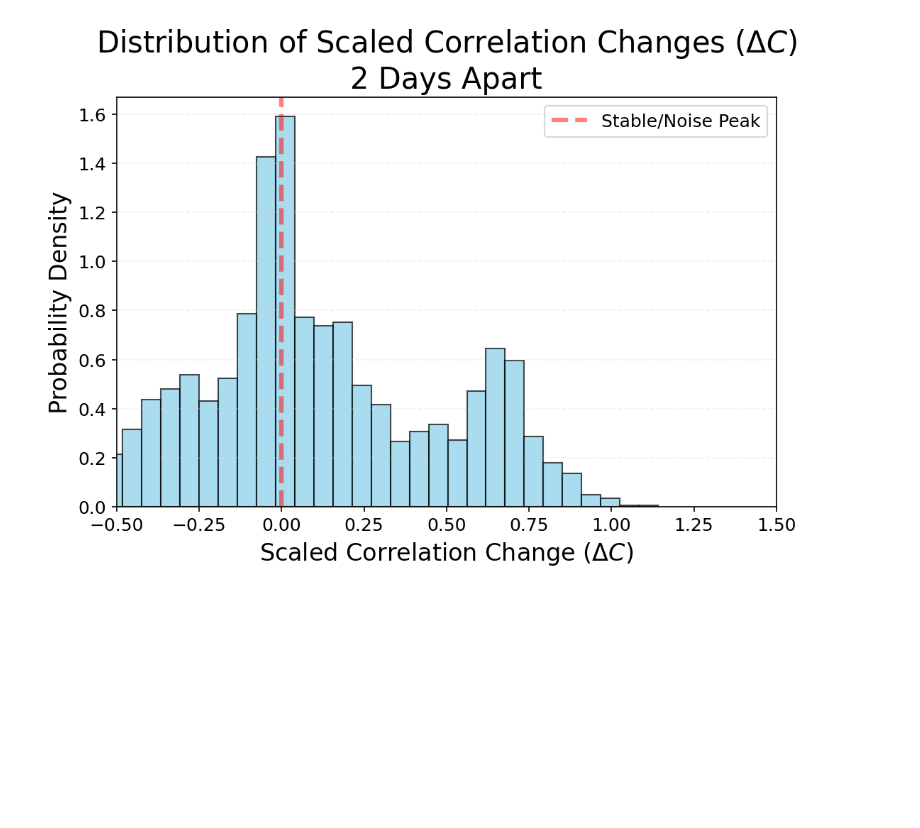
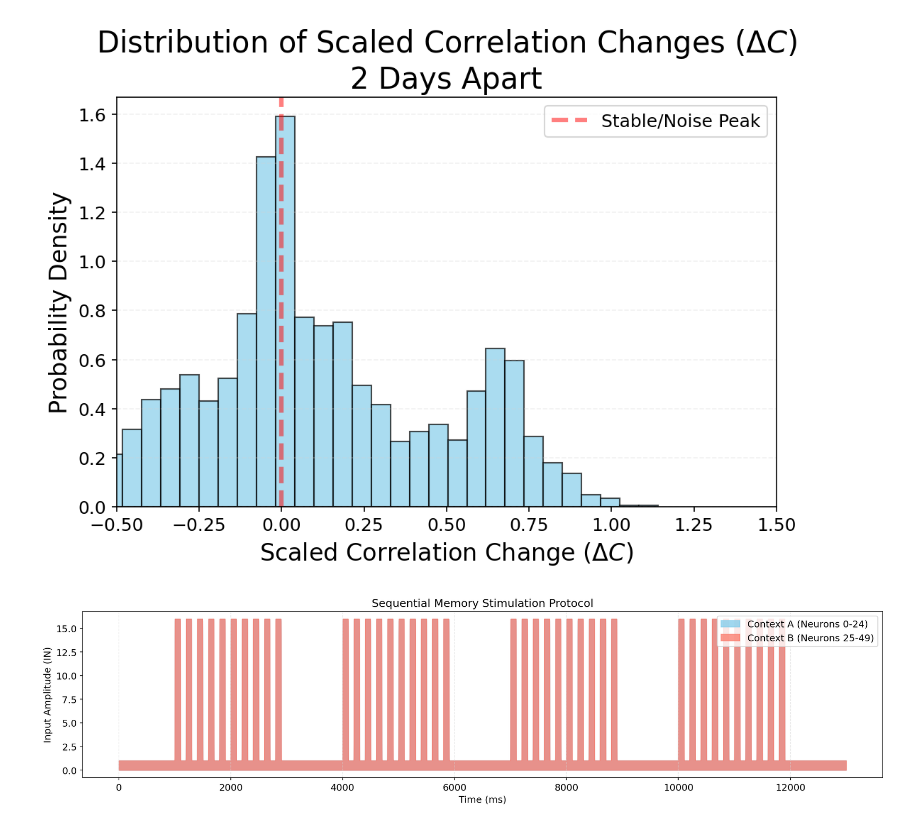
Before and after one commit to sctclif/Thesis_Exct-Vol_Model, a Jupyter notebook: base_models_readout_neurons/combined_model_readout.ipynb, the cells around one changed output. Cells and saved outputs as stored; diff of their text form; code cells hidden in the pictures; blank space fills up the shorter version.

```diff
--- a/base_models_readout_neurons/combined_model_readout.ipynb
+++ b/base_models_readout_neurons/combined_model_readout.ipynb
@@ -347,3 +345,7 @@ visualise_correlation_change_over_day(2,0.05,**locals())
 array([ 0.2856634 , -0.19125472, -0.33734916, ...,  0.05929395,
         0.25227039,  0.26099337], shape=(2405,))
 [figure]
+# %%
+visualise_input_sequence(**locals())
+# %% [output]
+[figure, added]
```
Also changed, not shown: parts of 2 cells of this notebook, 4 other files.
